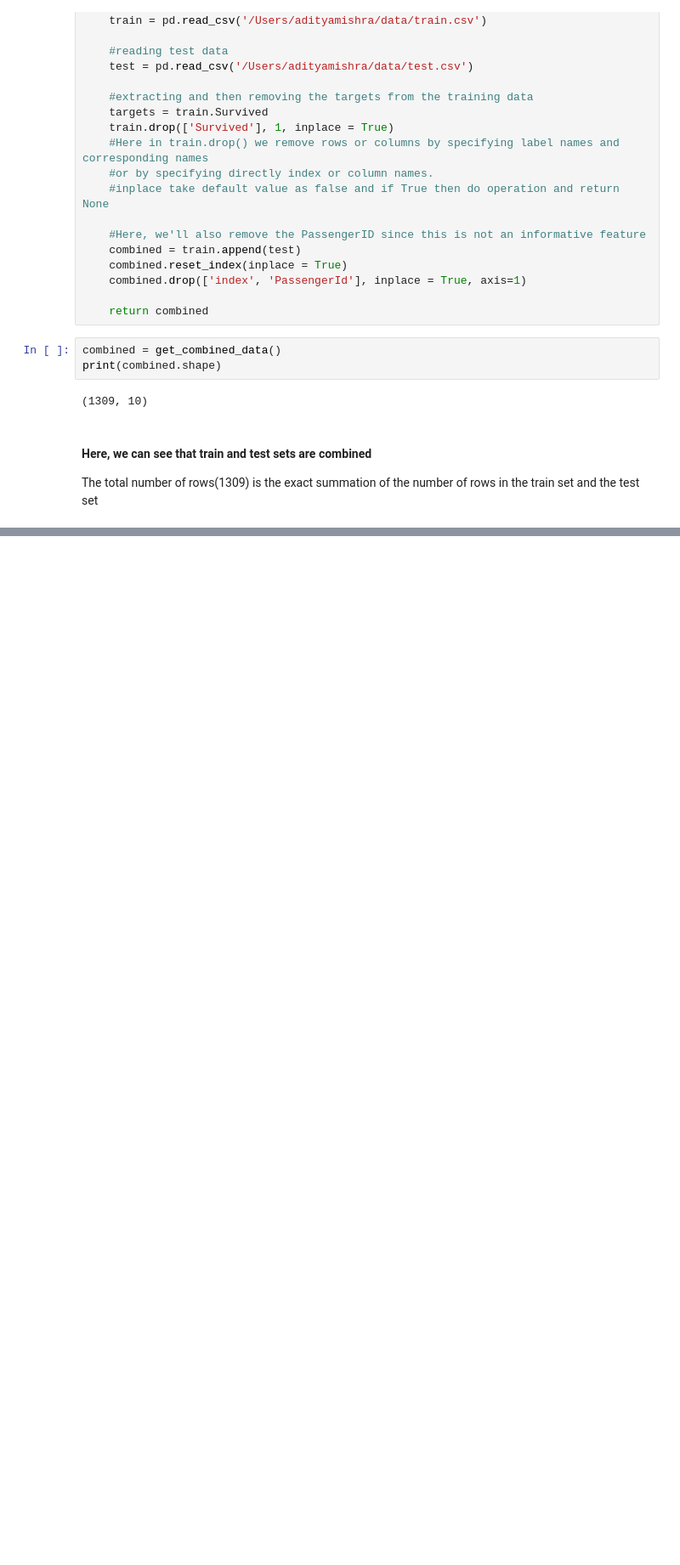
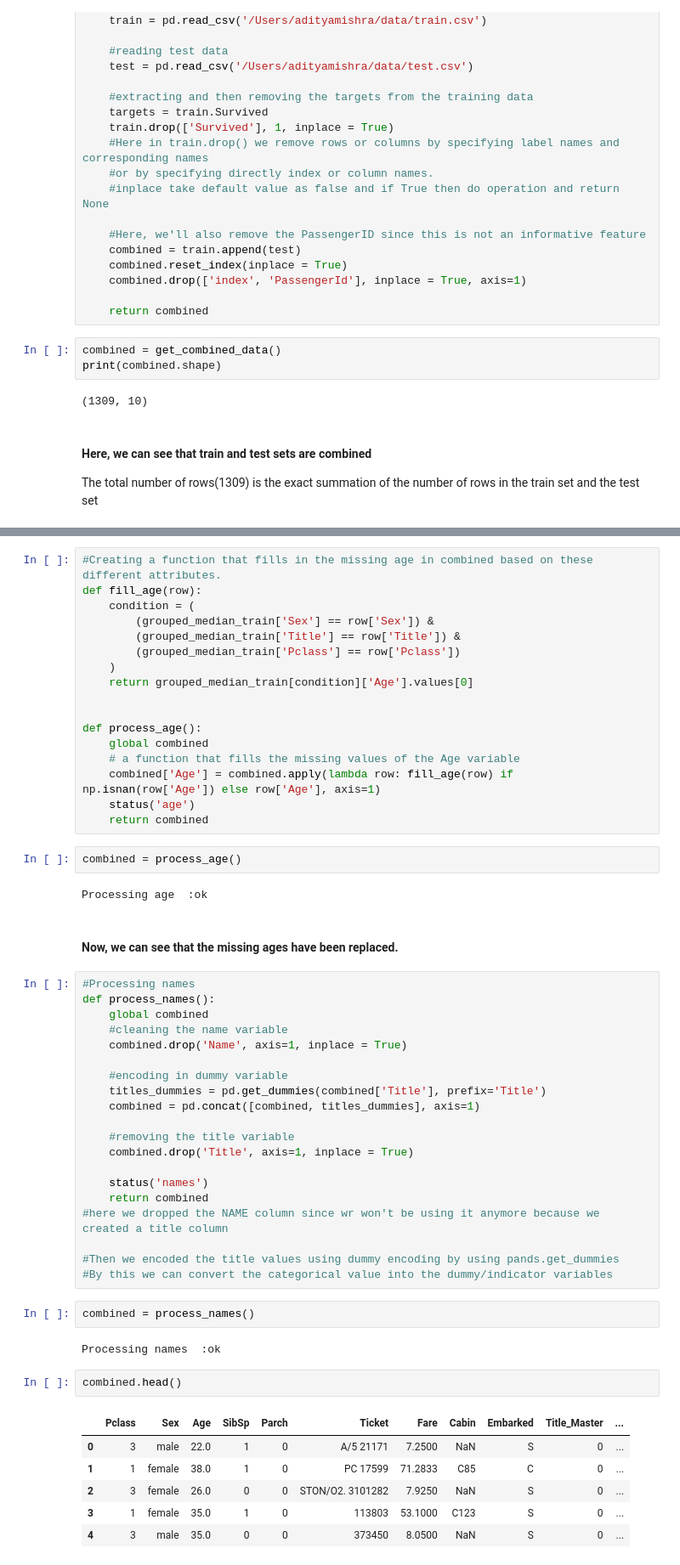
Before and after one commit to aaditya29/Kaggle-Titanic-Jupyter-Notebook, a Jupyter notebook: Titanic.ipynb, the cells around one changed output, grey strips where cells are left out. Shown: that part at 85% size. Saved outputs shown, nothing was run; the diff lists cells and outputs as text; blank space fills up the shorter version.

Commit message:
Age Processed

```diff
--- a/Titanic.ipynb
+++ b/Titanic.ipynb
@@ -227,0 +335,56 @@ combined.head()#Returning the 5 default rows
+# %%
+#Creating a function that fills in the missing age in combined based on these different attributes.
+def fill_age(row):
+    condition = (
+        (grouped_median_train['Sex'] == row['Sex']) &
+        (grouped_median_train['Title'] == row['Title']) &
+        (grouped_median_train['Pclass'] == row['Pclass'])
+    )
+    return grouped_median_train[condition]['Age'].values[0]
+
+
+def process_age():
+    global combined
+    # a function that fills the missing values of the Age variable
+    combined['Age'] = combined.apply(lambda row: fill_age(row) if np.isnan(row['Age']) else row['Age'], axis=1)
+    status('age')
+    return combined
+# %%
+combined = process_age()
+# %% [output]
+Processing age  :ok
+# %% [markdown]
+#### Now, we can see that the missing ages have been replaced.
+# %%
+#Processing names
+def process_names():
+    global combined
+    #cleaning the name variable
+    combined.drop('Name', axis=1, inplace = True)
+
+    #encoding in dummy variable
+    titles_dummies = pd.get_dummies(combined['Title'], prefix='Title')
+    combined = pd.concat([combined, titles_dummies], axis=1)
+
+    #removing the title variable
+    combined.drop('Title', axis=1, inplace = True)
+
+    status('names')
+    return combined
+#here we dropped the NAME column since wr won't be using it anymore because we created a title column
+
+#Then we encoded the title values using dummy encoding by using pands.get_dummies
+#By this we can convert the categorical value into the dummy/indicator variables
+# %%
+combined = process_names()
+# %% [output]
+Processing names  :ok
+# %%
+combined.head()
+# %% [output]
+|  | Pclass | Sex | Age | SibSp | Parch | Ticket | Fare | Cabin | Embarked | Title_Master | ... |
+| 0 | 3 | male | 22.0 | 1 | 0 | A/5 21171 | 7.2500 | NaN | S | 0 | ... |
+| 1 | 1 | female | 38.0 | 1 | 0 | PC 17599 | 71.2833 | C85 | C | 0 | ... |
+| 2 | 3 | female | 26.0 | 0 | 0 | STON/O2. 3101282 | 7.9250 | NaN | S | 0 | ... |
+| 3 | 1 | female | 35.0 | 1 | 0 | 113803 | 53.1000 | C123 | S | 0 | ... |
+| 4 | 3 | male | 35.0 | 0 | 0 | 373450 | 8.0500 | NaN | S | 0 | ... |
```
Also changed, not shown: parts of 17 cells of this notebook.
